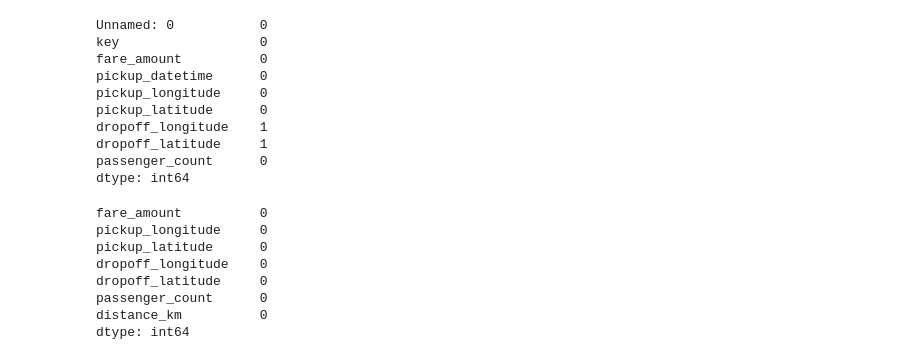
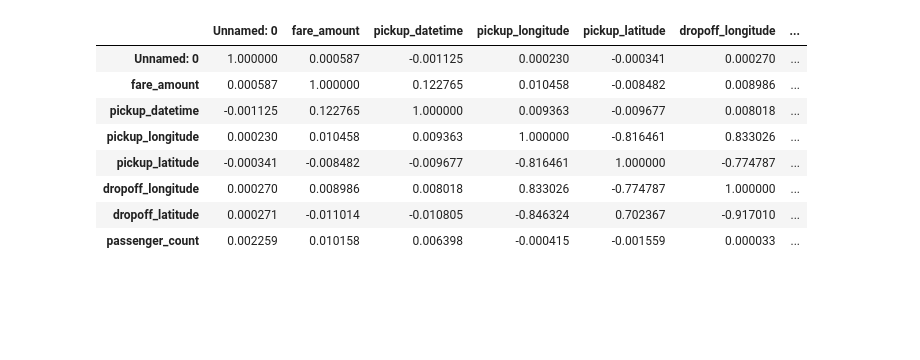
Before and after one commit to tanmaykulkarni2112/sppu-computer-practical, a Jupyter notebook: ML/uber.ipynb, the cells around one changed output. Saved outputs shown, nothing was run; the diff lists cells and outputs as text; code cells hidden in the pictures; blank space fills up the shorter version.

```diff
--- a/ML/uber.ipynb
+++ b/ML/uber.ipynb
@@ -27,13 +71,0 @@ df.describe()
-# %%
-df.isnull().sum()
-# %% [output]
-Unnamed: 0           0
-key                  0
-fare_amount          0
-pickup_datetime      0
-pickup_longitude     0
-pickup_latitude      0
-dropoff_longitude    1
-dropoff_latitude     1
-passenger_count      0
-dtype: int64
@@ -42,11 +72,12 @@ df.dropna(inplace=True)
-# %%
-df.isnull().sum()
-# %% [output]
-fare_amount          0
-pickup_longitude     0
-pickup_latitude      0
-dropoff_longitude    0
-dropoff_latitude     0
-passenger_count      0
-distance_km          0
-dtype: int64
+# %%
+df.select_dtypes(include=[np.number]).corr()
+# %% [output]
+|  | Unnamed: 0 | fare_amount | pickup_datetime | pickup_longitude | pickup_latitude | dropoff_longitude | ... |
+| Unnamed: 0 | 1.000000 | 0.000587 | -0.001125 | 0.000230 | -0.000341 | 0.000270 | ... |
+| fare_amount | 0.000587 | 1.000000 | 0.122765 | 0.010458 | -0.008482 | 0.008986 | ... |
+| pickup_datetime | -0.001125 | 0.122765 | 1.000000 | 0.009363 | -0.009677 | 0.008018 | ... |
+| pickup_longitude | 0.000230 | 0.010458 | 0.009363 | 1.000000 | -0.816461 | 0.833026 | ... |
+| pickup_latitude | -0.000341 | -0.008482 | -0.009677 | -0.816461 | 1.000000 | -0.774787 | ... |
+| dropoff_longitude | 0.000270 | 0.008986 | 0.008018 | 0.833026 | -0.774787 | 1.000000 | ... |
+| dropoff_latitude | 0.000271 | -0.011014 | -0.010805 | -0.846324 | 0.702367 | -0.917010 | ... |
+| passenger_count | 0.002259 | 0.010158 | 0.006398 | -0.000415 | -0.001559 | 0.000033 | ... |
```
Also changed, not shown: parts of 21 cells of this notebook.
